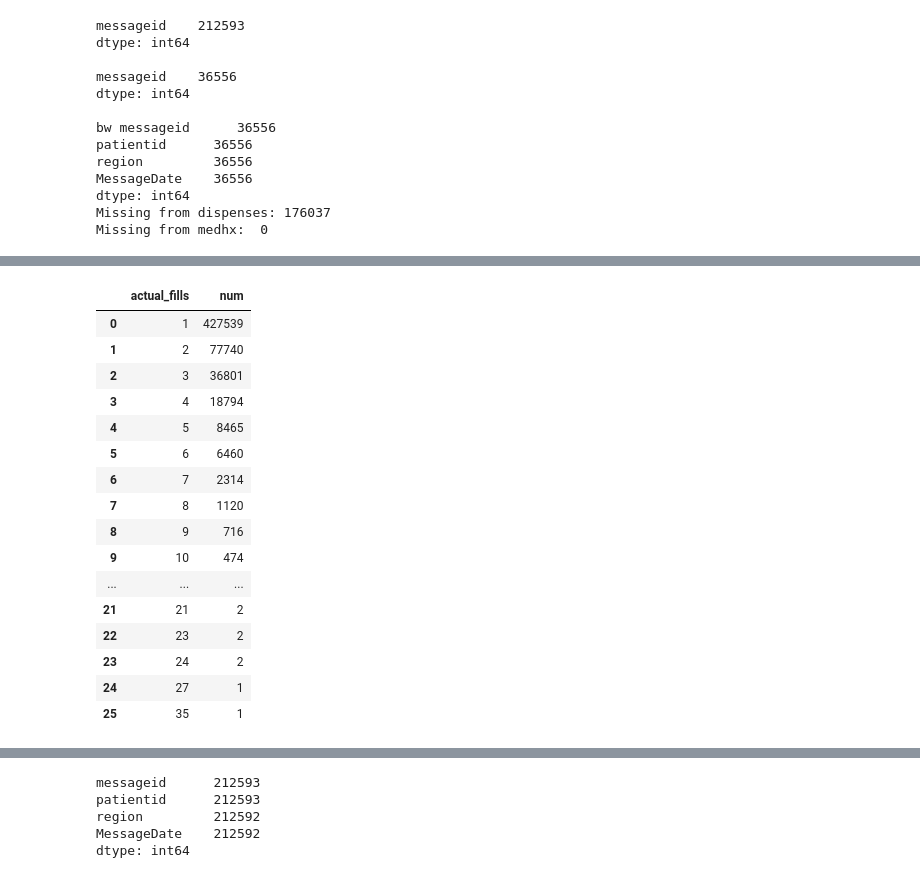
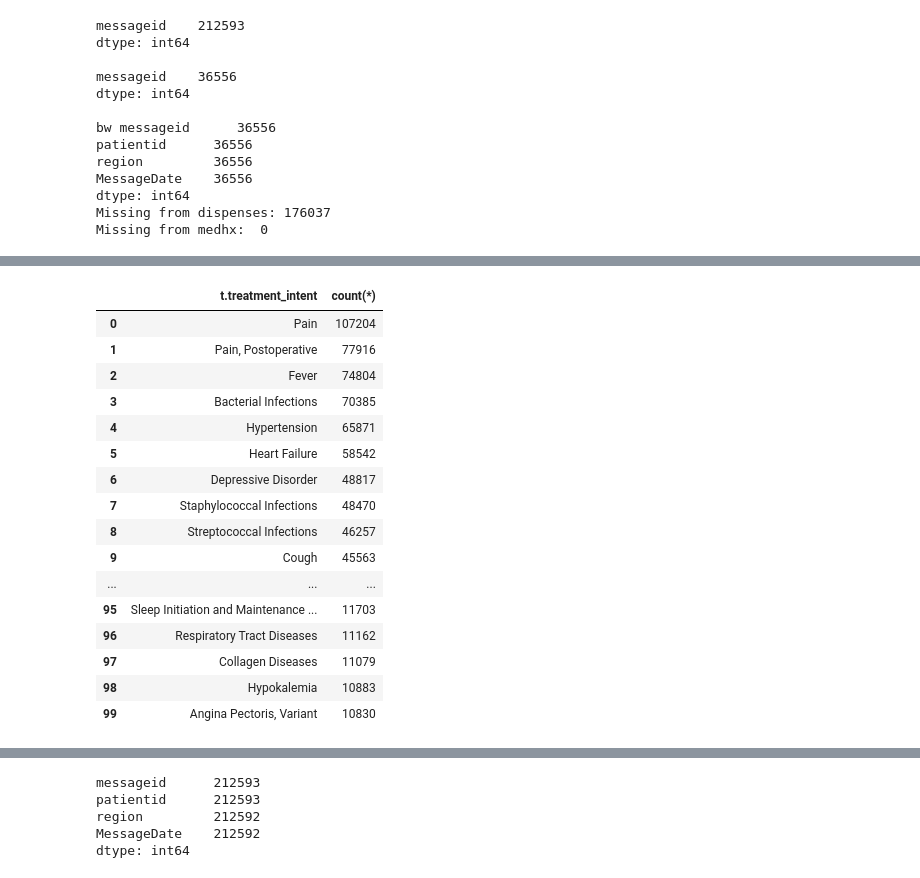
Before and after one commit to jmandel/bch-rx-challenge, a Jupyter notebook: SureScripts Analysis.ipynb, the cells around one changed output, grey strips where cells are left out. Cells and saved outputs as stored; diff of their text form; code cells hidden in the pictures.

```diff
--- a/SureScripts Analysis.ipynb
+++ b/SureScripts Analysis.ipynb
@@ -77,11 +107,11 @@ table_rxs = table_rxs.rename(columns={
 # %%
 import sqlite3
-conn = sqlite3.connect('/tmp/surescripts.sqlite')
-
+conn = sqlite3.connect('rxnorm/py-umls/databases/rxnorm.db')
 
 print table_rxs.dtypes
 pd.io.sql.to_sql(table_rxs, 'rxs', conn, if_exists='replace', index=False)
 pd.io.sql.to_sql(table_fills, 'fills', conn, if_exists='replace', index=False)
+pd.io.sql.to_sql(table_pts, 'pts', conn, if_exists='replace', index=False)
 # %% [output]
 id                     int64
 patient_id            object
@@ -92,22 +185,26 @@ dtype: object
 # %%
-pd.io.sql.read_sql("""select actual_fills, count(*) as num from (
-  select rx_id, count(*) as actual_fills from rxs r join fills f on r.id=f.rx_id group by rx_id)
-  group by actual_fills order by count(*) desc""", conn)
+pd.io.sql.read_sql("""
+select t.treatment_intent, count(*)
+from rxs join drug_treatments_by_ndc t on t.ndc=rxs.ndc
+group by t.treatment_intent
+order by count(*) desc
+limit 100
+""", conn)
 # %% [output]
-|  | actual_fills | num |
-| 0 | 1 | 427539 |
-| 1 | 2 | 77740 |
-| 2 | 3 | 36801 |
-| 3 | 4 | 18794 |
-| 4 | 5 | 8465 |
-| 5 | 6 | 6460 |
-| 6 | 7 | 2314 |
-| 7 | 8 | 1120 |
-| 8 | 9 | 716 |
-| 9 | 10 | 474 |
+|  | t.treatment_intent | count(*) |
+| 0 | Pain | 107204 |
+| 1 | Pain, Postoperative | 77916 |
+| 2 | Fever | 74804 |
+| 3 | Bacterial Infections | 70385 |
+| 4 | Hypertension | 65871 |
+| 5 | Heart Failure | 58542 |
+| 6 | Depressive Disorder | 48817 |
+| 7 | Staphylococcal Infections | 48470 |
+| 8 | Streptococcal Infections | 46257 |
+| 9 | Cough | 45563 |
 | ... | ... | ... |
-| 21 | 21 | 2 |
-| 22 | 23 | 2 |
-| 23 | 24 | 2 |
-| 24 | 27 | 1 |
-| 25 | 35 | 1 |
+| 95 | Sleep Initiation and Maintenance ... | 11703 |
+| 96 | Respiratory Tract Diseases | 11162 |
+| 97 | Collagen Diseases | 11079 |
+| 98 | Hypokalemia | 10883 |
+| 99 | Angina Pectoris, Variant | 10830 |
```
Also changed, not shown: parts of 10 cells of this notebook, 3 other files.
